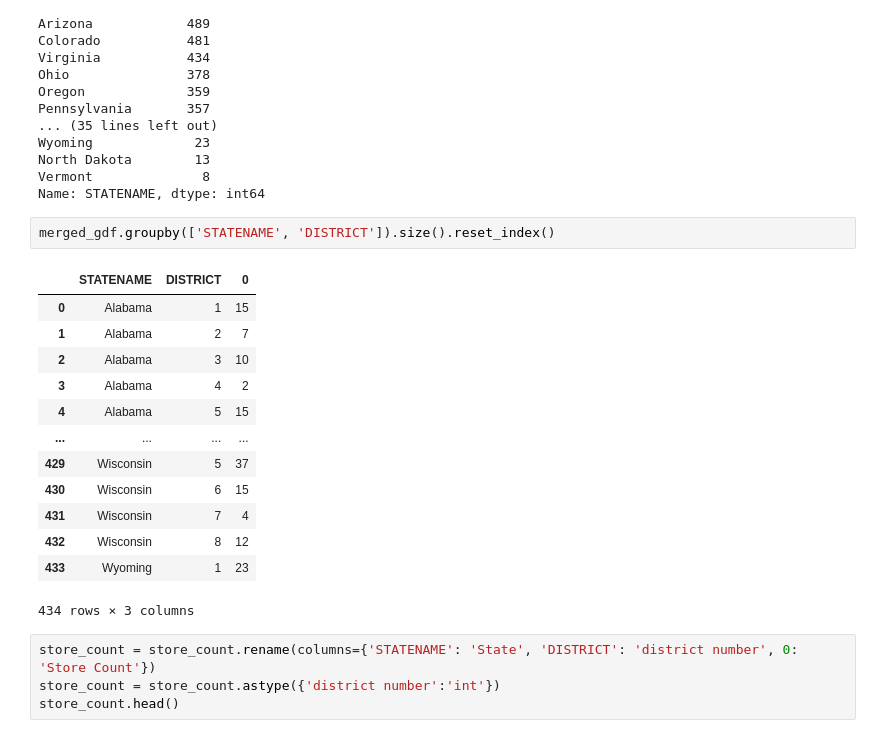
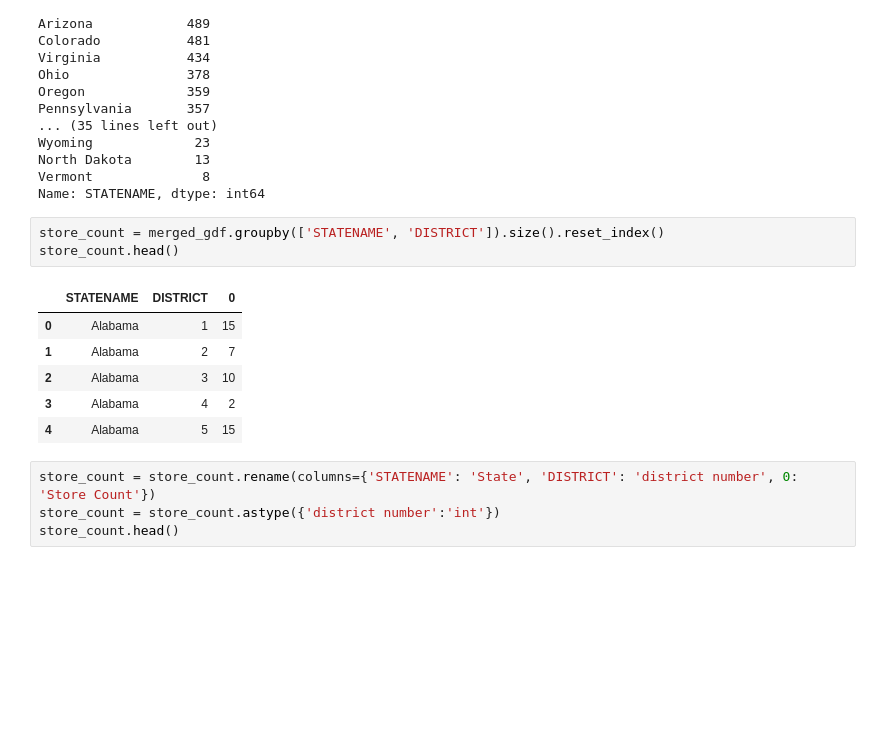
Before and after one commit to evroth/331-repo-demo, a Jupyter notebook: Congressional_Analysis.ipynb, the cells around one changed output. Saved outputs shown, nothing was run; the diff lists cells and outputs as text; blank space fills up the shorter version.

```diff
--- a/Congressional_Analysis.ipynb
+++ b/Congressional_Analysis.ipynb
@@ -154,21 +154,15 @@ North Dakota        13
 Vermont              8
 Name: STATENAME, dtype: int64
 # %%
-merged_gdf.groupby(['STATENAME', 'DISTRICT']).size().reset_index()
+store_count = merged_gdf.groupby(['STATENAME', 'DISTRICT']).size().reset_index()
+store_count.head()
 # %% [output]
 |  | STATENAME | DISTRICT | 0 |
 | 0 | Alabama | 1 | 15 |
 | 1 | Alabama | 2 | 7 |
 | 2 | Alabama | 3 | 10 |
 | 3 | Alabama | 4 | 2 |
 | 4 | Alabama | 5 | 15 |
-| ... | ... | ... | ... |
-| 429 | Wisconsin | 5 | 37 |
-| 430 | Wisconsin | 6 | 15 |
-| 431 | Wisconsin | 7 | 4 |
-| 432 | Wisconsin | 8 | 12 |
-| 433 | Wyoming | 1 | 23 |
-434 rows × 3 columns
 # %%
 store_count = store_count.rename(columns={'STATENAME': 'State', 'DISTRICT': 'district number', 0: 'Store Count'})
 store_count = store_count.astype({'district number':'int'})
```
Also changed, not shown: parts of 5 cells of this notebook.
